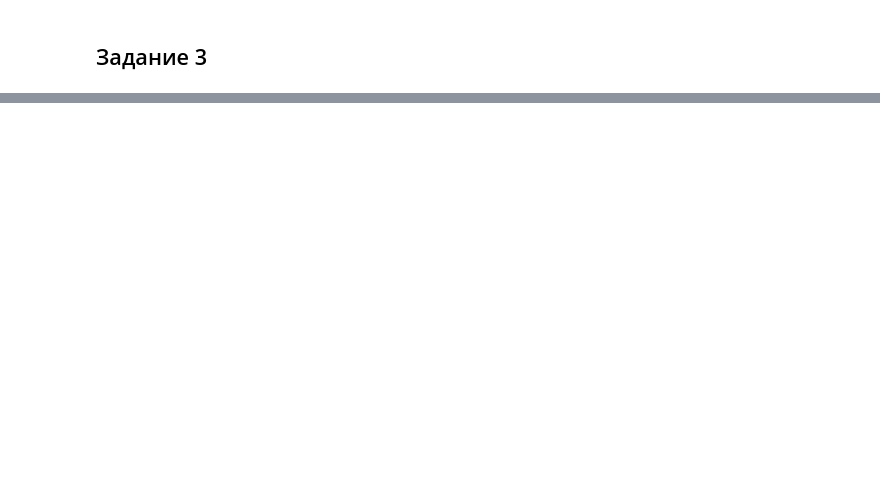
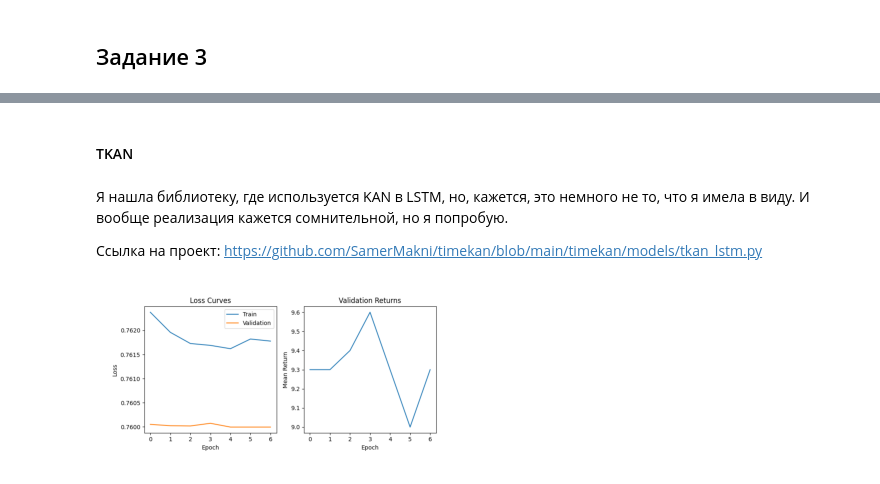
Before and after one commit to Anya497/Decision-Transformer-with-Memory-for-POMDPs, a Jupyter notebook: Chistyakova_Anya_hw6.ipynb, the cells around one changed output, grey strips where cells are left out. Saved outputs shown, nothing was run; the diff lists cells and outputs as text; code cells hidden in the pictures; blank space fills up the shorter version.

Commit message:
KAN LSTM report.

```diff
--- a/Chistyakova_Anya_hw6.ipynb
+++ b/Chistyakova_Anya_hw6.ipynb
@@ -89,0 +79,10 @@ Successfully installed pykan-0.2.8
+# %% [markdown]
+#### TKAN
+# %% [markdown]
+Я нашла библиотеку, где используется KAN в LSTM, но, кажется, это немного не то, что я имела в виду. И вообще реализация кажется сомнительной, но я попробую.
+
+Ссылка на проект: https://github.com/SamerMakni/timekan/blob/main/timekan/models/tkan_lstm.py
+# %%
+show_image("/home/chivi/ai_masters/RL/hw6/Decision-Transformer-with-Memory-for-POMDPs/models/memory_dt_velocity_cartpole_tkan_training.png")
+# %% [output]
+[figure, added]
```
Also changed, not shown: parts of 9 cells of this notebook.
